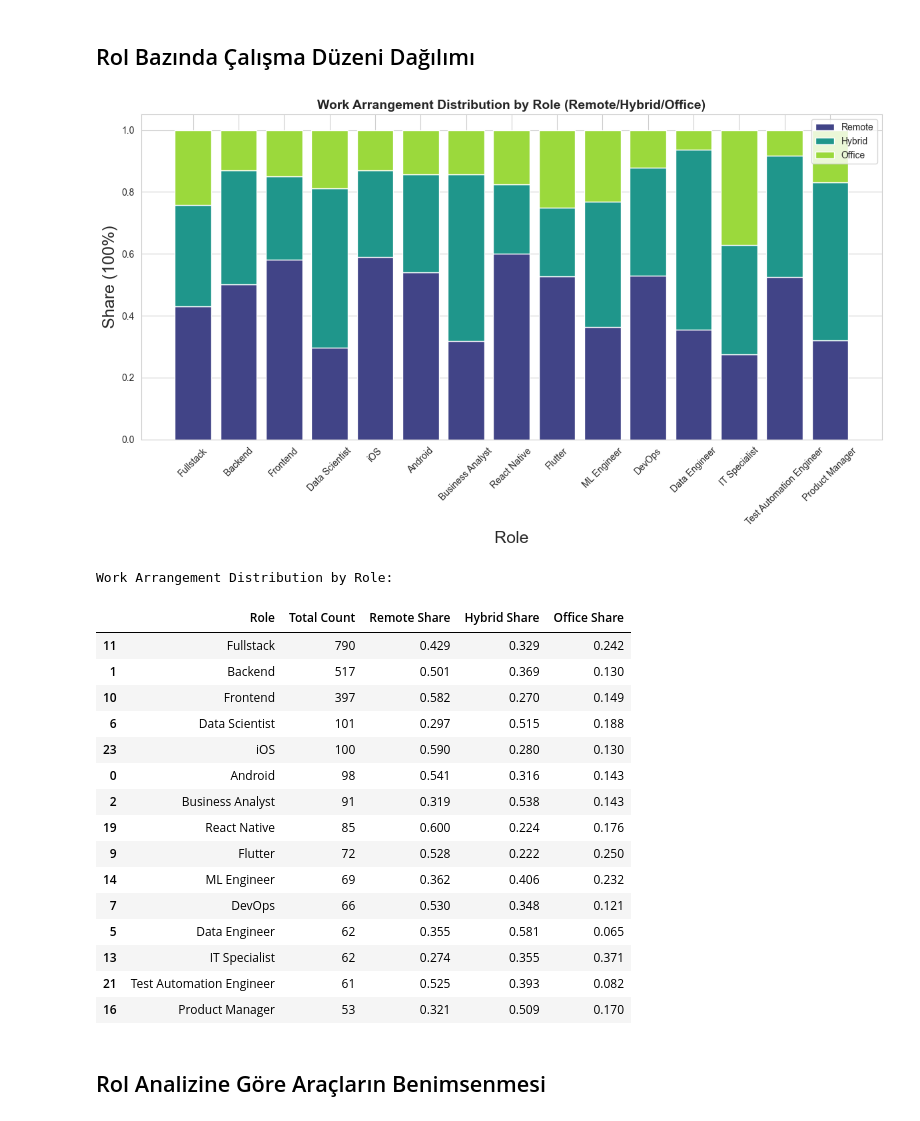
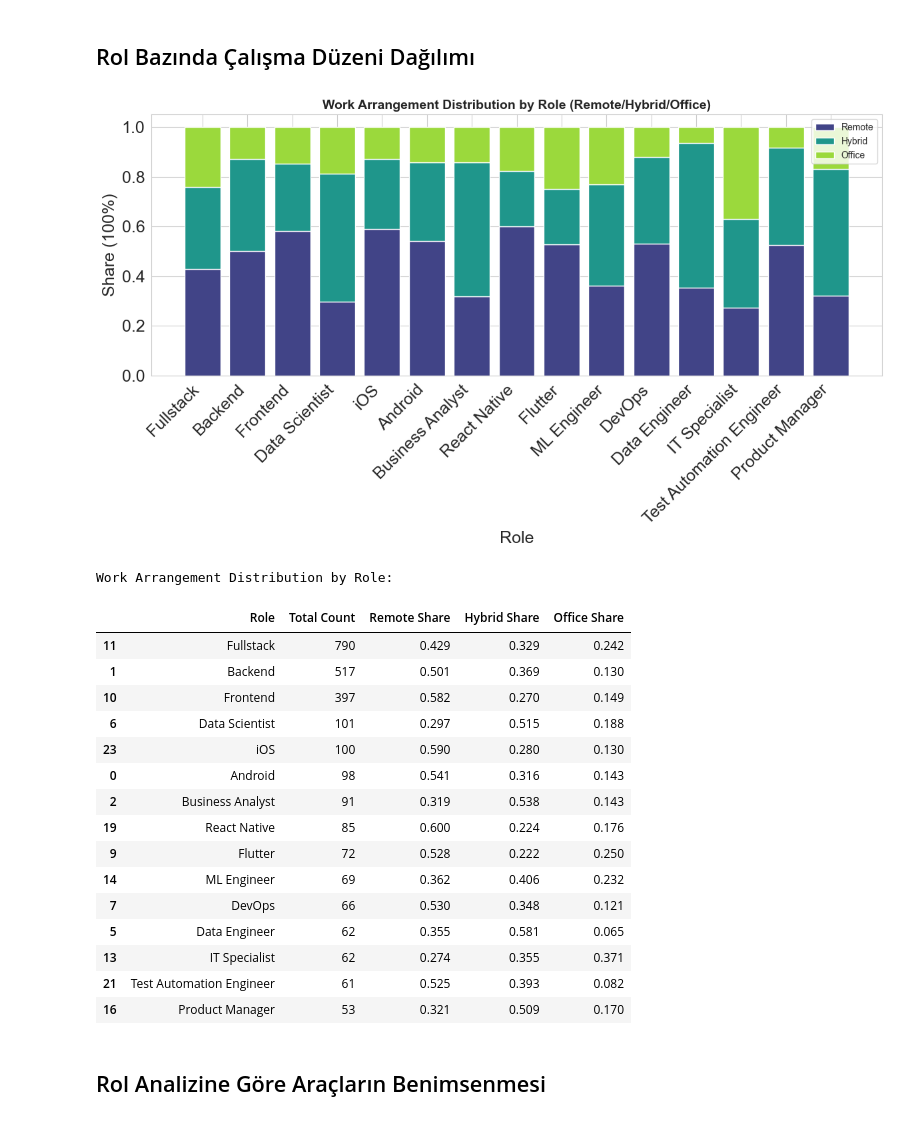
Before and after one commit to erdemgunal/maas-anketi-analiz, a Jupyter notebook: notebooks/04_technology_and_roi_analysis.ipynb, the cells around one changed output. Drawn from its saved outputs; the diff is of its cells as text; code cells hidden in the pictures.

```diff
--- a/notebooks/04_technology_and_roi_analysis.ipynb
+++ b/notebooks/04_technology_and_roi_analysis.ipynb
@@ -61,35 +61,36 @@ if role_cols and modes:
                 agg.append(shares)
 
         if agg:
             share_df = pd.DataFrame(agg).sort_values('n', ascending=False).head(15)
             roles = share_df['role'].tolist()
             bottoms = np.zeros(len(roles))
 
             plt.figure(figsize=(12, 7))
             cmap = plt.get_cmap('viridis')
             mode_colors = {m: cmap(v) for m, v in zip(modes, np.linspace(0.2, 0.85, len(modes)))}
 
             for m in modes:
                 vals = share_df[m].values
                 plt.bar(roles, vals, bottom=bottoms, label=m, color=mode_colors[m])
                 bottoms += vals
 
-            plt.xticks(rotation=45)
             plt.ylabel('Share (100%)', fontsize=18)
             plt.xlabel('Role', fontsize=18)
             plt.title('Work Arrangement Distribution by Role (Remote/Hybrid/Office)', fontsize=14, fontweight='bold')
             plt.legend()
+            plt.xticks(fontsize=18, rotation=45, ha='right')
+            plt.yticks(fontsize=18)
             plt.tight_layout()
             plt.savefig(os.path.join(FIG_DIR, 'barplot_work_arrangement_by_role.png'), dpi=300, bbox_inches='tight')
             plt.show()
 
             # Display work arrangement summary
             work_arrangement_summary = share_df[['role', 'n'] + modes].round(3)
             work_arrangement_summary.columns = ['Role', 'Total Count'] + [f'{mode} Share' for mode in modes]
             print("Work Arrangement Distribution by Role:")
             display(work_arrangement_summary)
 # %% [output]
-[figure, old version]
+[figure, new version]
 Work Arrangement Distribution by Role:
 |  | Role | Total Count | Remote Share | Hybrid Share | Office Share |
 | 11 | Fullstack | 790 | 0.429 | 0.329 | 0.242 |
```
Also changed, not shown: parts of 4 cells of this notebook, 27 other files.
